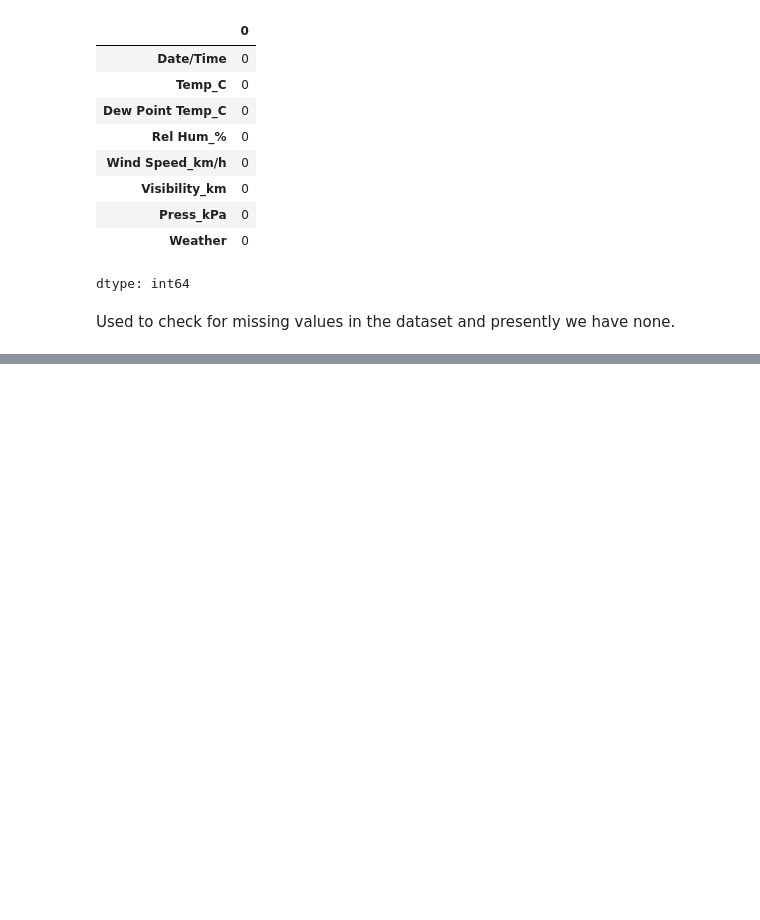
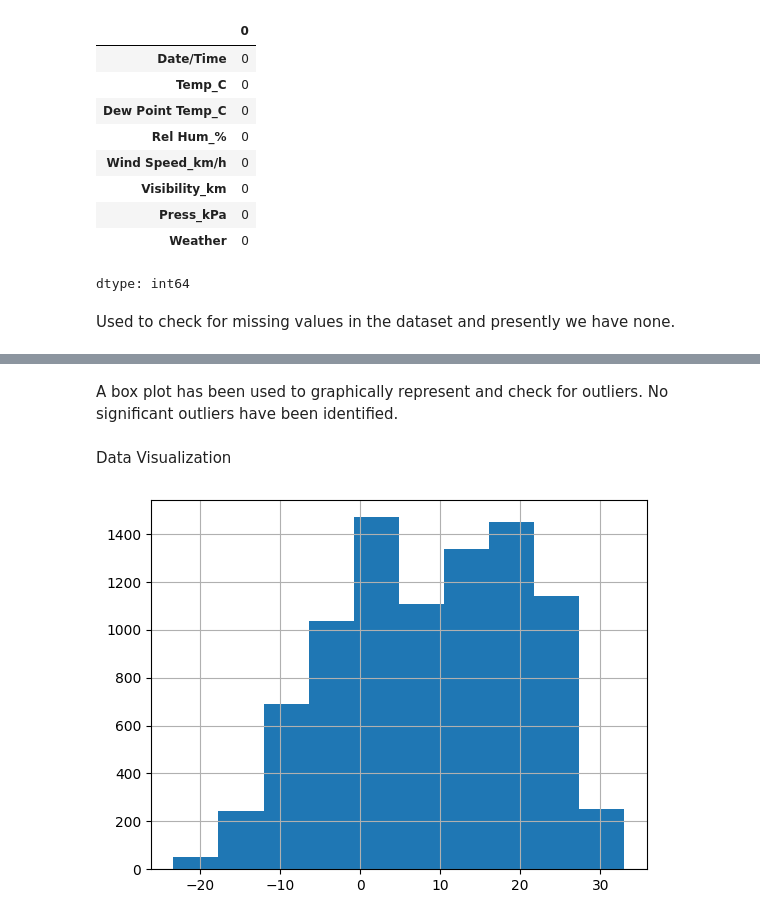
Before and after one commit to mutlyn/week_two_project, a Jupyter notebook: Weather_EDA.ipynb, the cells around one changed output, grey strips where cells are left out. Saved outputs shown, nothing was run; the diff lists cells and outputs as text; code cells hidden in the pictures; blank space fills up the shorter version.

```diff
--- a/Weather_EDA.ipynb
+++ b/Weather_EDA.ipynb
@@ -67,0 +100,9 @@ Used to check for missing values in the dataset and presently we have none.
+# %% [markdown]
+A box plot has been used to graphically represent and check for outliers. No significant outliers have been identified.
+# %% [markdown]
+Data Visualization
+# %%
+df['Temp_C'].hist()
+plt.show()
+# %% [output]
+[figure, added]
```
Also changed, not shown: parts of 12 cells of this notebook.
